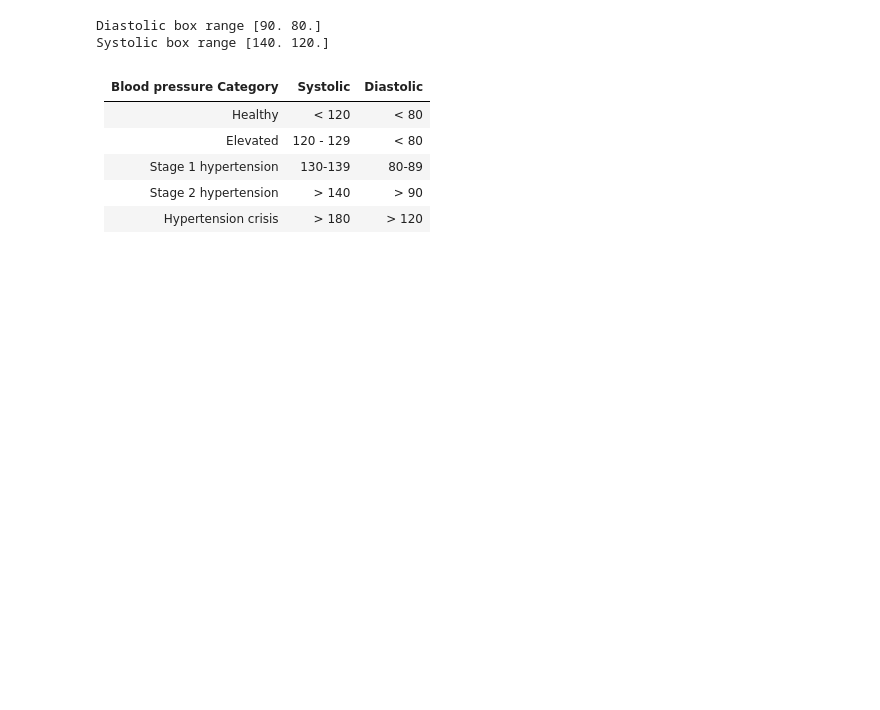
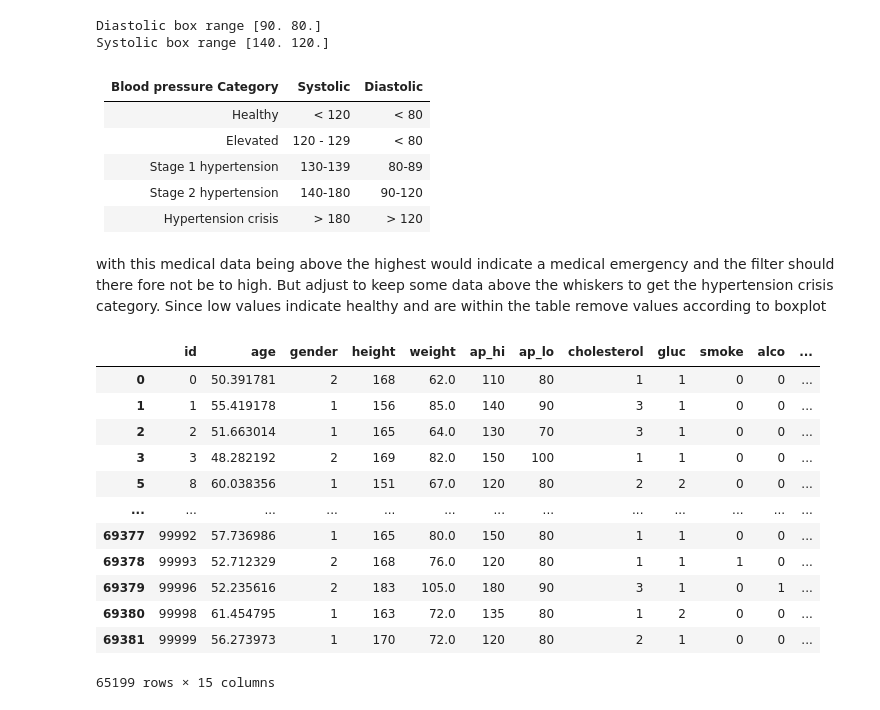
Before and after one commit to Razjoh/Machine-learning-Rasmus-Johansson, a Jupyter notebook: Labb/EDA_disease.ipynb, the cells around one changed output. Saved outputs shown, nothing was run; the diff lists cells and outputs as text; code cells hidden in the pictures; blank space fills up the shorter version.

```diff
--- a/Labb/EDA_disease.ipynb
+++ b/Labb/EDA_disease.ipynb
@@ -540,5 +540,27 @@ Systolic box range [140. 120.]
 | Healthy       | < 120 | < 80 |
 | Elevated     | 120 - 129 | < 80 |
 | Stage 1 hypertension | 130-139 | 80-89 |
-| Stage 2 hypertension  | > 140 | > 90 |
+| Stage 2 hypertension  | 140-180 | 90-120 |
 | Hypertension crisis | > 180 | > 120 |
+# %% [markdown]
+with this medical data being above the highest would indicate a medical emergency and the filter should there fore not be to high. But adjust to keep some data above the whiskers to get the hypertension crisis category. Since low values indicate healthy and are within the table remove values according to boxplot
+# %%
+# drops the high values based on table and boxplot
+df.drop(df.query("ap_lo > 140 | ap_hi > 200").index, inplace=True)
+# drop lows based on boxplot
+df.drop(df.query("ap_lo < 65 | ap_hi < 90").index, inplace=True)
+df
+# %% [output]
+|  | id | age | gender | height | weight | ap_hi | ap_lo | cholesterol | gluc | smoke | alco | ... |
+| 0 | 0 | 50.391781 | 2 | 168 | 62.0 | 110 | 80 | 1 | 1 | 0 | 0 | ... |
+| 1 | 1 | 55.419178 | 1 | 156 | 85.0 | 140 | 90 | 3 | 1 | 0 | 0 | ... |
+| 2 | 2 | 51.663014 | 1 | 165 | 64.0 | 130 | 70 | 3 | 1 | 0 | 0 | ... |
+| 3 | 3 | 48.282192 | 2 | 169 | 82.0 | 150 | 100 | 1 | 1 | 0 | 0 | ... |
+| 5 | 8 | 60.038356 | 1 | 151 | 67.0 | 120 | 80 | 2 | 2 | 0 | 0 | ... |
+| ... | ... | ... | ... | ... | ... | ... | ... | ... | ... | ... | ... | ... |
+| 69377 | 99992 | 57.736986 | 1 | 165 | 80.0 | 150 | 80 | 1 | 1 | 0 | 0 | ... |
+| 69378 | 99993 | 52.712329 | 2 | 168 | 76.0 | 120 | 80 | 1 | 1 | 1 | 0 | ... |
+| 69379 | 99996 | 52.235616 | 2 | 183 | 105.0 | 180 | 90 | 3 | 1 | 0 | 1 | ... |
+| 69380 | 99998 | 61.454795 | 1 | 163 | 72.0 | 135 | 80 | 1 | 2 | 0 | 0 | ... |
+| 69381 | 99999 | 56.273973 | 1 | 170 | 72.0 | 120 | 80 | 2 | 1 | 0 | 0 | ... |
+65199 rows × 15 columns
```
Also changed, not shown: parts of 7 cells of this notebook.
